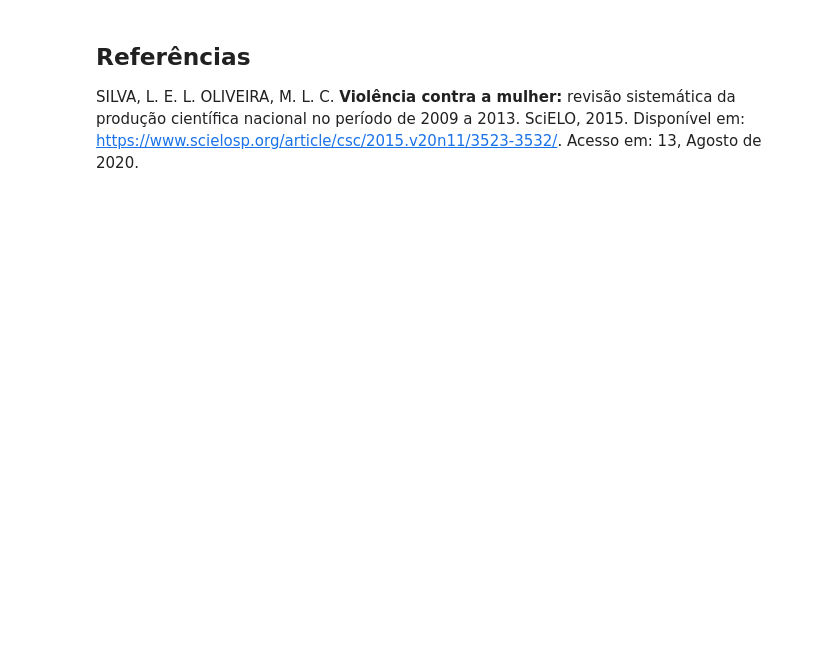
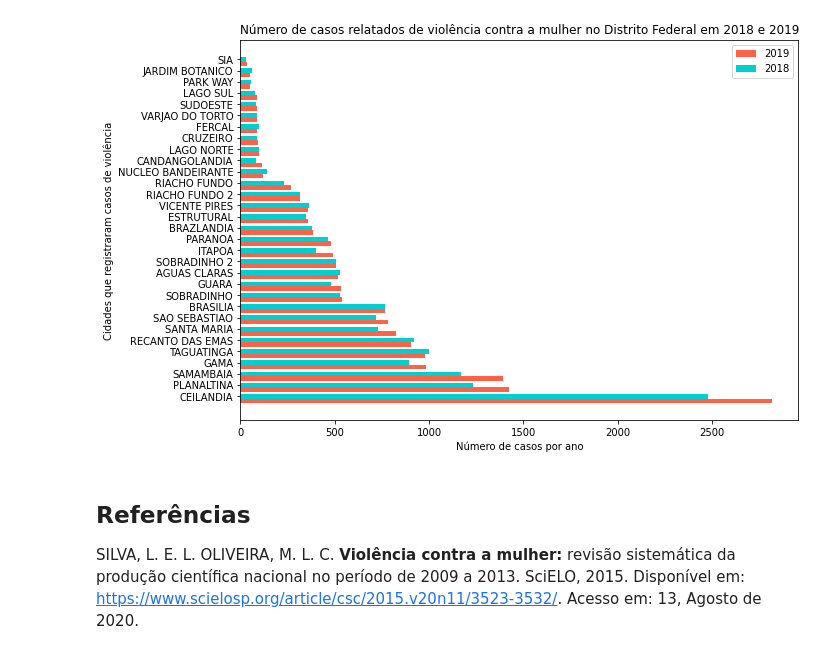
Before and after one commit to joaopsilvam/Projetos, a Jupyter notebook: Computação Científica com Python - Projeto Final.ipynb, the cells around one changed output. Saved outputs shown, nothing was run; the diff lists cells and outputs as text; code cells hidden in the pictures; blank space fills up the shorter version.

```diff
--- a/Computação Científica com Python - Projeto Final.ipynb
+++ b/Computação Científica com Python - Projeto Final.ipynb
@@ -13,0 +18,8 @@ A fim de corroborar as informações apresentadas sobre o assunto em questão, s
+# %%
+import matplotlib.pyplot as plt
+import numpy as np
+import pandas as pd
+
+feminicidio = pd.read_excel('bases/Feminicidio.xls')
+maria_da_penha = pd.read_excel('bases/Maria_da_Penha.xls')
+violencia_sexual = pd.read_excel('bases/Violencia.xls')
@@ -14,3 +31,31 @@ A fim de corroborar as informações apresentadas sobre o assunto em questão, s
+# %%
+fem_2018 = np.array(feminicidio['Unnamed: 2'][2:-1])
+mar_2018 = np.array(maria_da_penha['Unnamed: 2'][2:-1])
+vio_2018 = np.array(violencia_sexual['Unnamed: 2'][2:-1])
+
+fem_2019 = np.array(feminicidio['Unnamed: 3'][2:-1])
+mar_2019 = np.array(maria_da_penha['Unnamed: 3'][2:-1])
+vio_2019 = np.array(violencia_sexual['Unnamed: 3'][2:-1])
+# %%
+rotulos_mar = np.array(maria_da_penha['Unnamed: 1'][2:-1])
+height = 0.4
+
+r1 = np.arange(len(rotulos_mar))
+r2 = [x + height for x in r1]
+
+fig = plt.figure(figsize=(10,7))
+
+plt.barh(r1, mar_2019, label = '2019', height = height, color = '#FF6347')
+plt.barh(r2, mar_2018, label = '2018', height = height, color = '#00CED1')
+
+plt.legend()
+plt.xlabel("Número de casos por ano")
+plt.ylabel("Cidades que registraram casos de violência")
+plt.yticks([r + height for r in range(len(rotulos_mar))], rotulos_mar)
+plt.title("Número de casos relatados de violência contra a mulher no Distrito Federal em 2018 e 2019")
+plt.show()
+# %% [output]
+[figure, added]
 # %% [markdown]
 ## Referências
 
```
Also changed, not shown: parts of 2 cells of this notebook.
